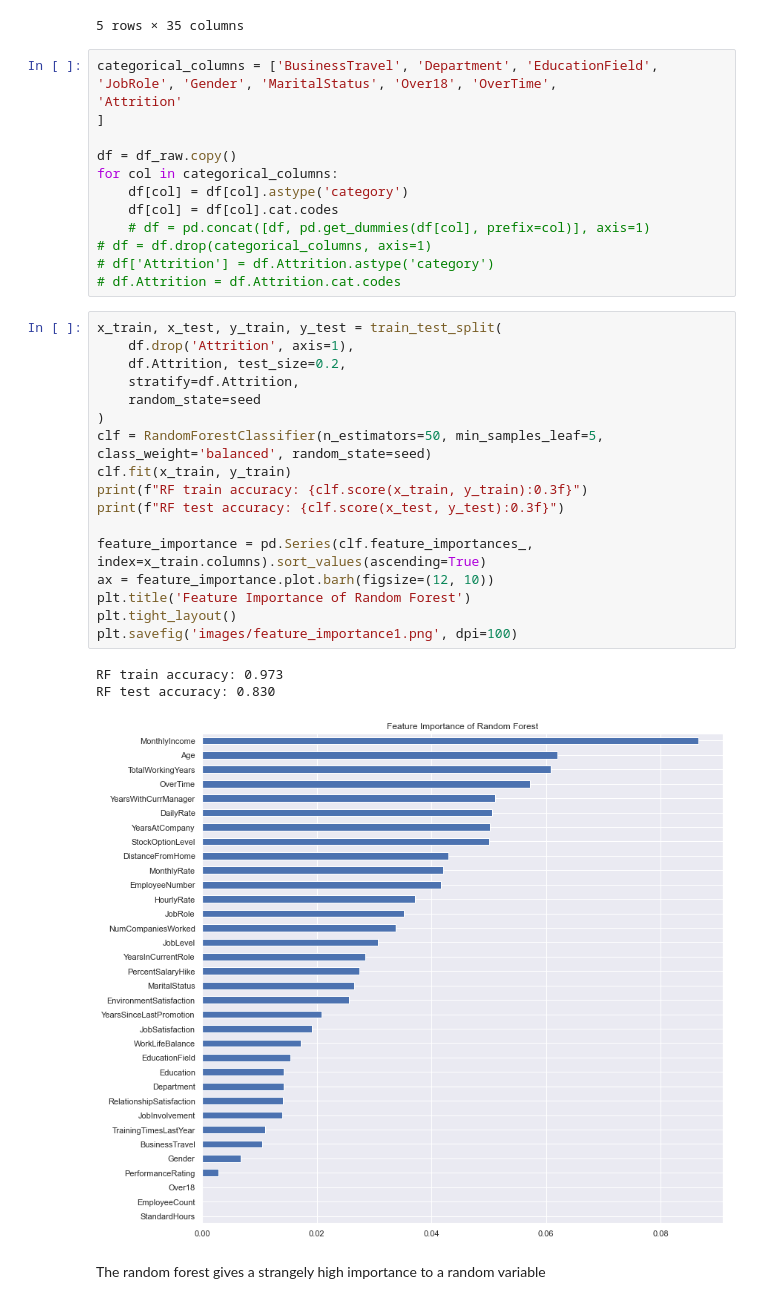
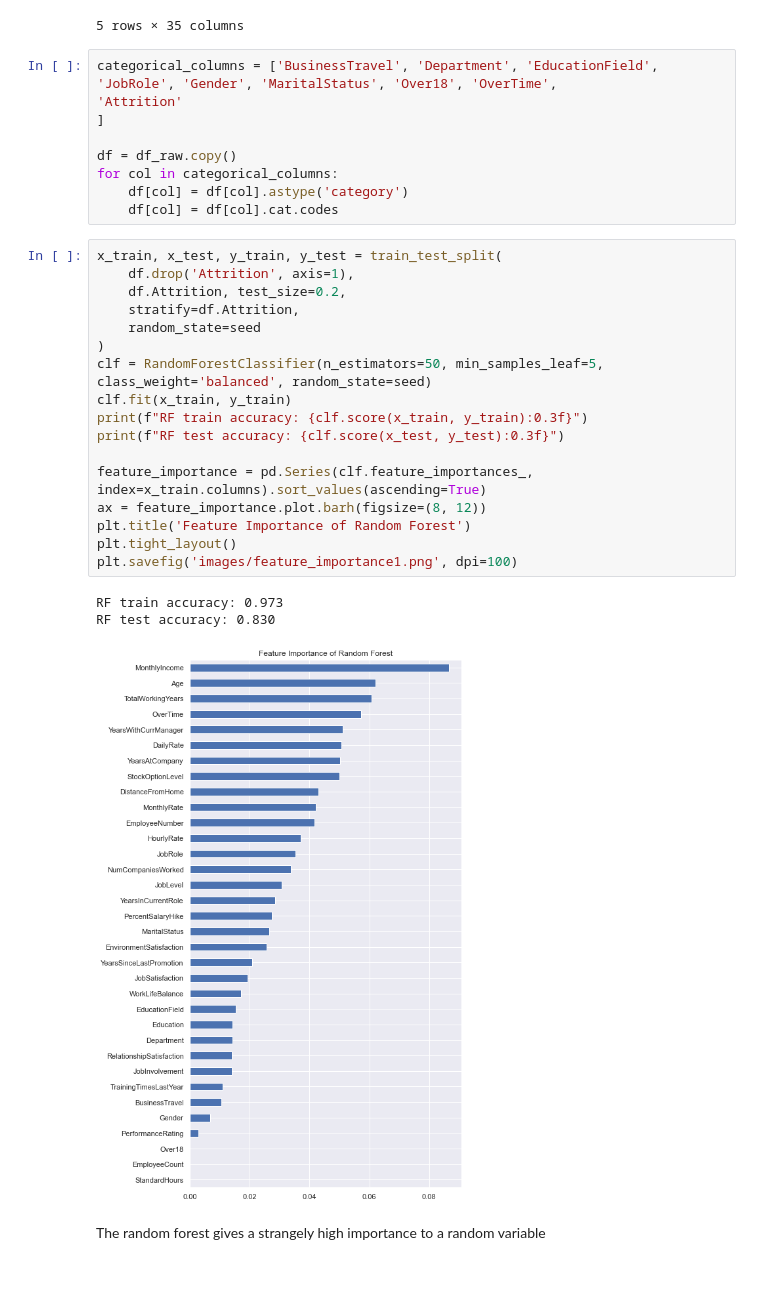
Before and after one commit to Baukebrenninkmeijer/practical-data-science, a Jupyter notebook: feature_importance.ipynb, the cells around one changed output. Saved outputs shown, nothing was run; the diff lists cells and outputs as text; blank space fills up the shorter version.

Commit message:
Cleanup notebooks, repo and update images if requires

```diff
--- a/feature_importance.ipynb
+++ b/feature_importance.ipynb
@@ -240,31 +32,27 @@ df = df_raw.copy()
 for col in categorical_columns:
     df[col] = df[col].astype('category')
     df[col] = df[col].cat.codes
-    # df = pd.concat([df, pd.get_dummies(df[col], prefix=col)], axis=1)
-# df = df.drop(categorical_columns, axis=1)
-# df['Attrition'] = df.Attrition.astype('category')
-# df.Attrition = df.Attrition.cat.codes
 # %%
 x_train, x_test, y_train, y_test = train_test_split(
     df.drop('Attrition', axis=1),
     df.Attrition, test_size=0.2,
     stratify=df.Attrition,
     random_state=seed
 )
 clf = RandomForestClassifier(n_estimators=50, min_samples_leaf=5, class_weight='balanced', random_state=seed)
 clf.fit(x_train, y_train)
 print(f"RF train accuracy: {clf.score(x_train, y_train):0.3f}")
 print(f"RF test accuracy: {clf.score(x_test, y_test):0.3f}")
 
 feature_importance = pd.Series(clf.feature_importances_, index=x_train.columns).sort_values(ascending=True)
-ax = feature_importance.plot.barh(figsize=(12, 10))
+ax = feature_importance.plot.barh(figsize=(8, 12))
 plt.title('Feature Importance of Random Forest')
 plt.tight_layout()
 plt.savefig('images/feature_importance1.png', dpi=100)
 # %% [output]
 RF train accuracy: 0.973
 RF test accuracy: 0.830
-[figure, old version]
+[figure, new version]
 # %% [markdown]
 The random forest gives a strangely high importance to a random variable
 # %%
```
Also changed, not shown: parts of 25 cells of this notebook, 14 other files.
